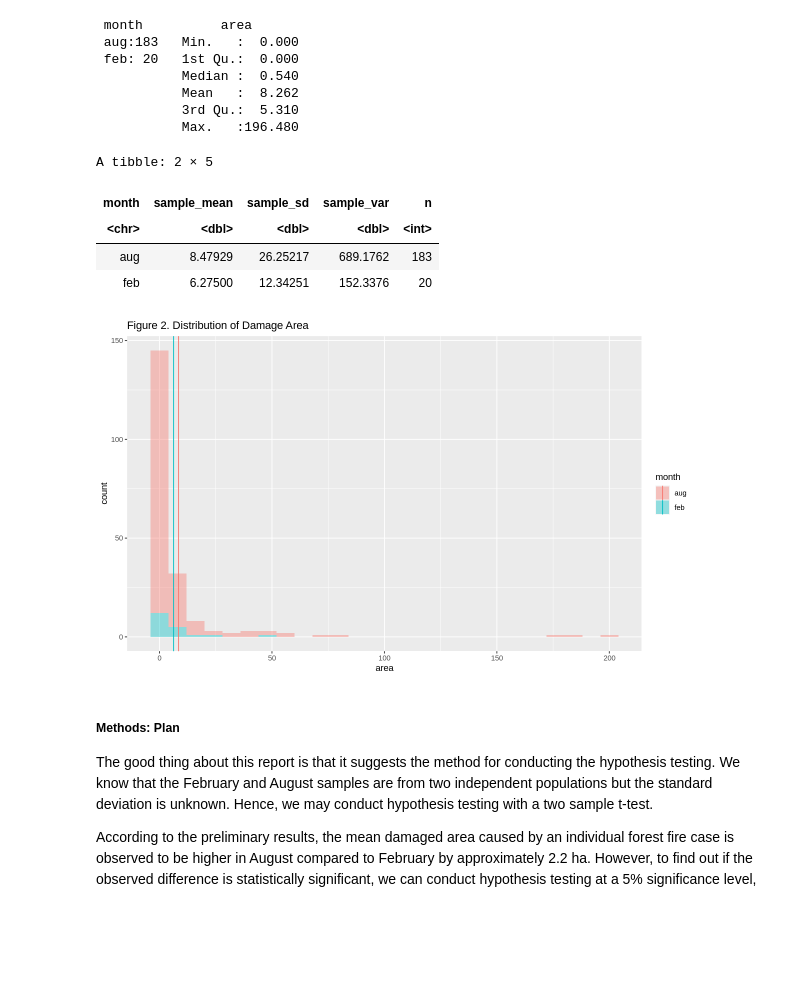
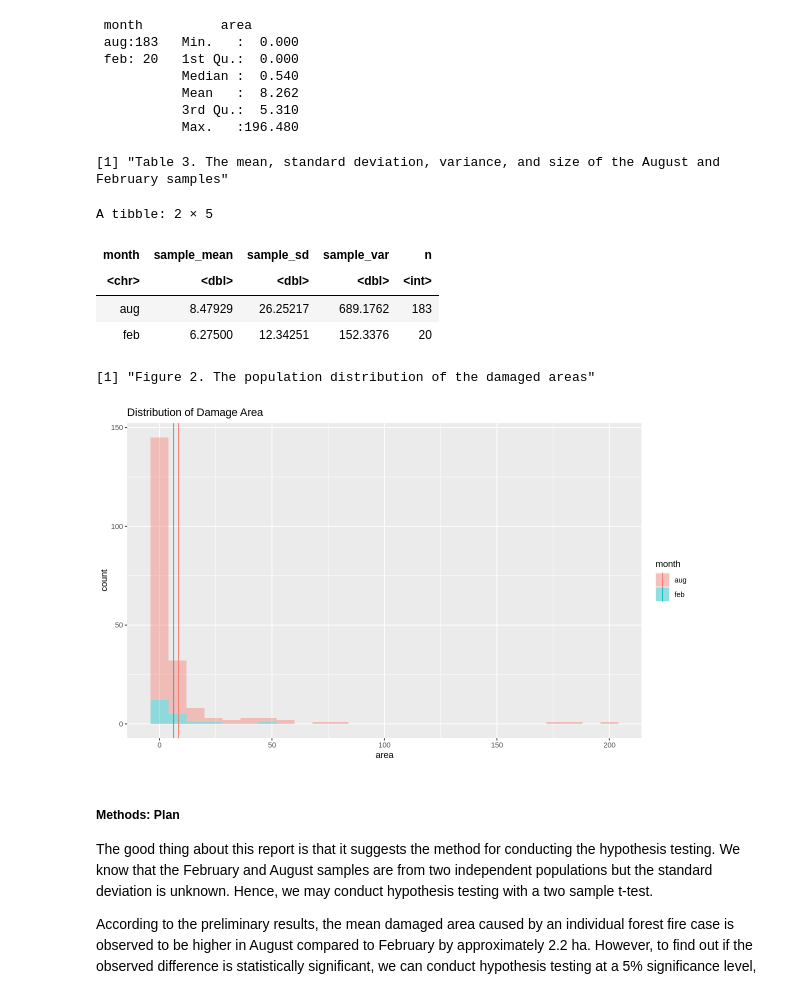
Before and after one commit to Zeeho-Lee/dsci-100-2022w2-group-36, a Jupyter notebook: Final Report.ipynb, the cells around one changed output. Cells and saved outputs as stored; diff of their text form; code cells hidden in the pictures; blank space fills up the shorter version.

```diff
--- a/Final Report.ipynb
+++ b/Final Report.ipynb
@@ -125,9 +151,12 @@ forestfires_summary
 area_estimates <- forestfires %>%
            group_by(month) %>%
            summarize(sample_mean = mean(area), sample_sd = sd(area), sample_var = var(area), n = n())
+
+print('Table 3. The mean, standard deviation, variance, and size of the August and February samples')
 area_estimates
 # %% [output]
-A tibble: 2 × 5
+[1] "Table 3. The mean, standard deviation, variance, and size of the August and February samples"
+A tibble: 2 × 5
 | month | sample_mean | sample_sd | sample_var | n |
 | <chr> | <dbl> | <dbl> | <dbl> | <int> |
 | aug | 8.47929 | 26.25217 | 689.1762 | 183 |
@@ -135,16 +164,19 @@ A tibble: 2 × 5
 # %%
 # Creat the distribution plot of damage area
 # The vertical line represents the mean of each sample
 options(repr.plot.width = 10, repr.plot.height = 6)
 
 area_dist <- forestfires|>
     ggplot(aes(x = area, fill = month)) +
     geom_histogram(binwidth = 8, alpha = 0.4)+
-    ggtitle("Figure 2. Distribution of Damage Area")+
+    ggtitle("Distribution of Damage Area")+
     geom_vline(data = area_estimates, aes(xintercept = sample_mean, color = month))
+
+print('Figure 2. The population distribution of the damaged areas')
 area_dist
 # %% [output]
+[1] "Figure 2. The population distribution of the damaged areas"
-[figure, old version]
+[figure, new version]
 # %% [markdown]
 ##### Methods: Plan
 
```
Also changed, not shown: parts of 16 cells of this notebook.
